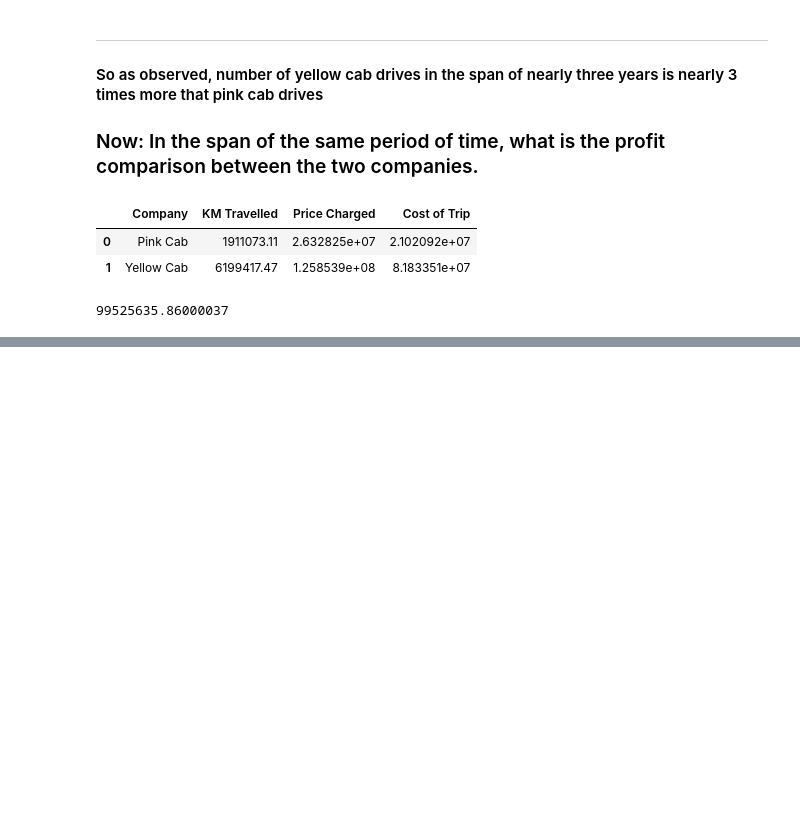
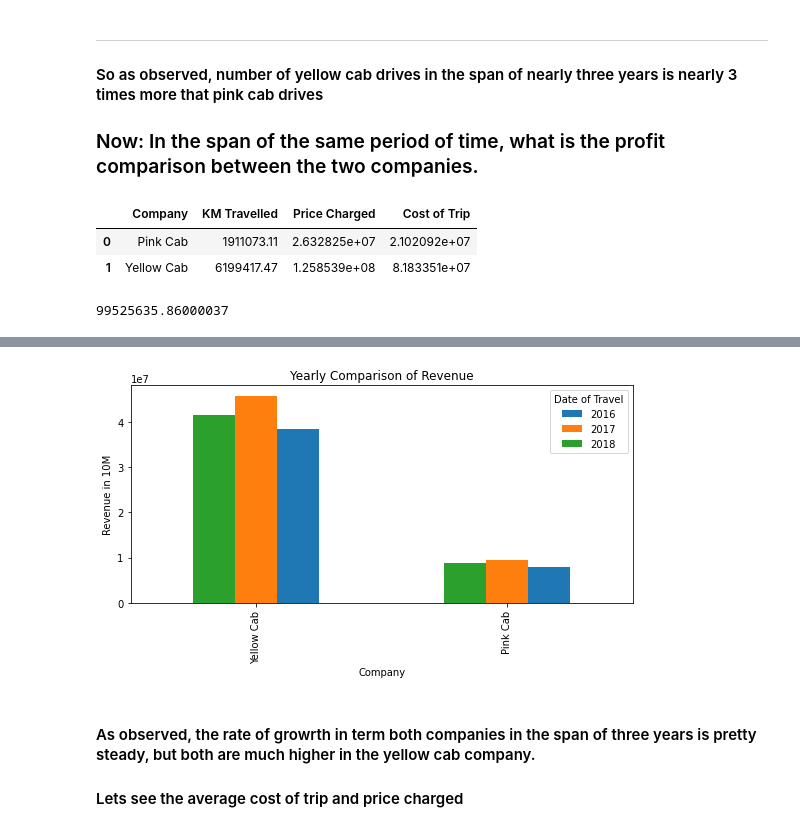
Before and after one commit to Ehab42/G2M-insight-for-Cab-Investment-firm, a Jupyter notebook: cab_data_EDA.ipynb, the cells around one changed output, grey strips where cells are left out. Saved outputs shown, nothing was run; the diff lists cells and outputs as text; code cells hidden in the pictures; blank space fills up the shorter version.

```diff
--- a/cab_data_EDA.ipynb
+++ b/cab_data_EDA.ipynb
@@ -180,0 +193,13 @@ cab_data.groupby(['Company', cab_data['Date of Travel'].dt.year]).sum()
+# %%
+# Plot Revenue yearly comparison between yellow company and pink company
+cab_data_yearly_grouped['Price Charged'].unstack().plot(kind='bar');
+plt.title("Yearly Comparison of Revenue")
+plt.ylabel("Revenue in 10M")
+plt.gcf().set_size_inches(9, 4)
+plt.gca().invert_xaxis()
+plt.show()
+# %% [output]
+[figure, added]
+# %% [markdown]
+#### As observed, the rate of growrth in term both companies in the span of three years is pretty steady, but both are much higher in the yellow cab company.
+#### Lets see the average cost of trip and price charged
```
Also changed, not shown: parts of 18 cells of this notebook.
